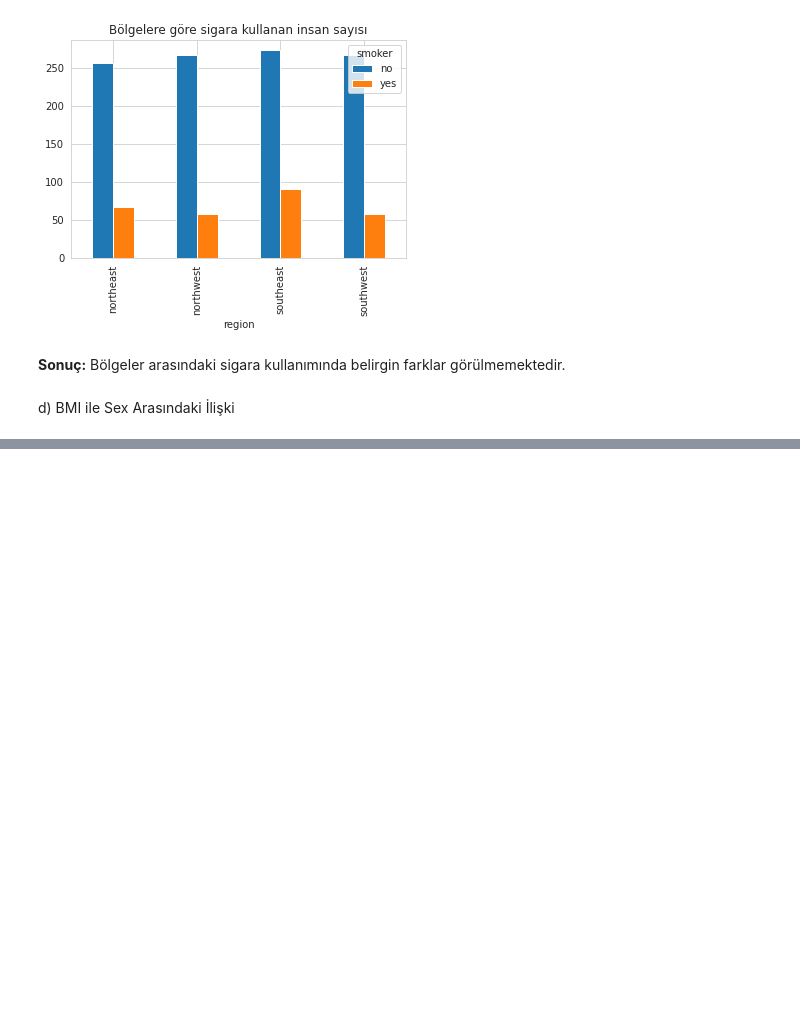
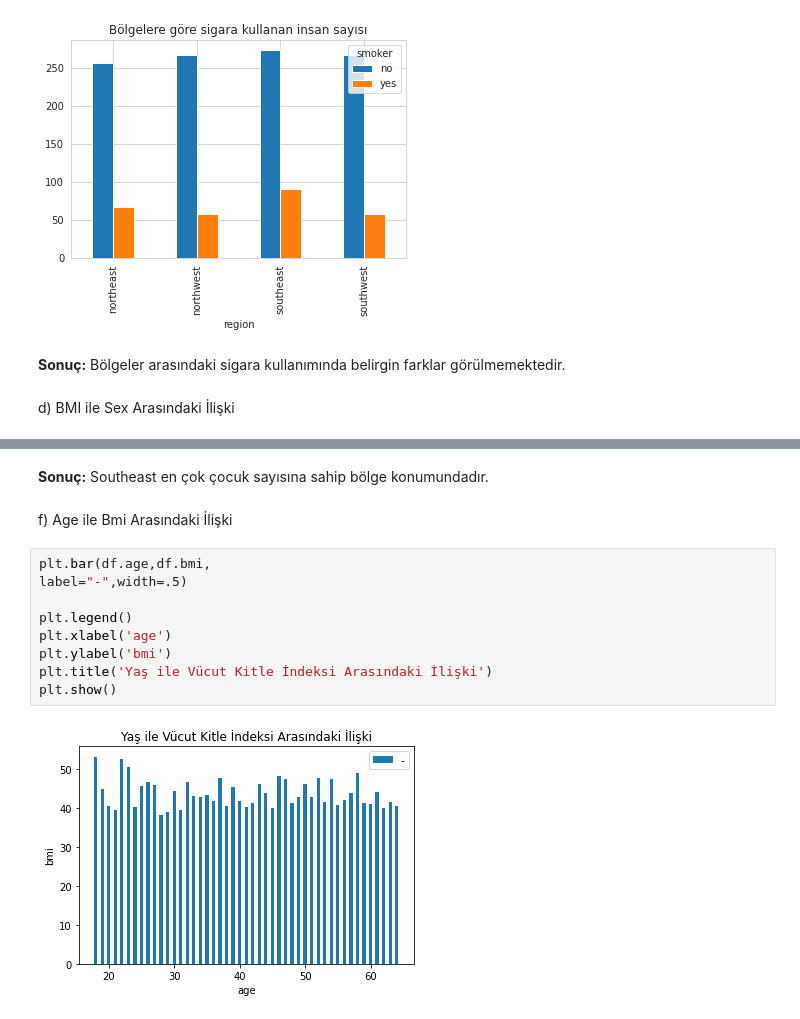
Before and after one commit to zeynepbeyzaborekci/Galobal-AI-Summer-Camp-22-, a Jupyter notebook: End_to_End_Project.ipynb, the cells around one changed output, grey strips where cells are left out. Cells and saved outputs as stored; diff of their text form; blank space fills up the shorter version.

```diff
--- a/End_to_End_Project.ipynb
+++ b/End_to_End_Project.ipynb
@@ -120,0 +148,15 @@ d) BMI ile Sex Arasındaki İlişki
+# %% [markdown]
+**Sonuç:** Southeast en çok çocuk sayısına sahip bölge konumundadır.
+# %% [markdown]
+f) Age ile Bmi Arasındaki İlişki
+# %%
+plt.bar(df.age,df.bmi,
+label="-",width=.5)
+
+plt.legend()
+plt.xlabel('age')
+plt.ylabel('bmi')
+plt.title('Yaş ile Vücut Kitle İndeksi Arasındaki İlişki')
+plt.show()
+# %% [output]
+[figure, added]
```
Also changed, not shown: parts of 27 cells of this notebook.
